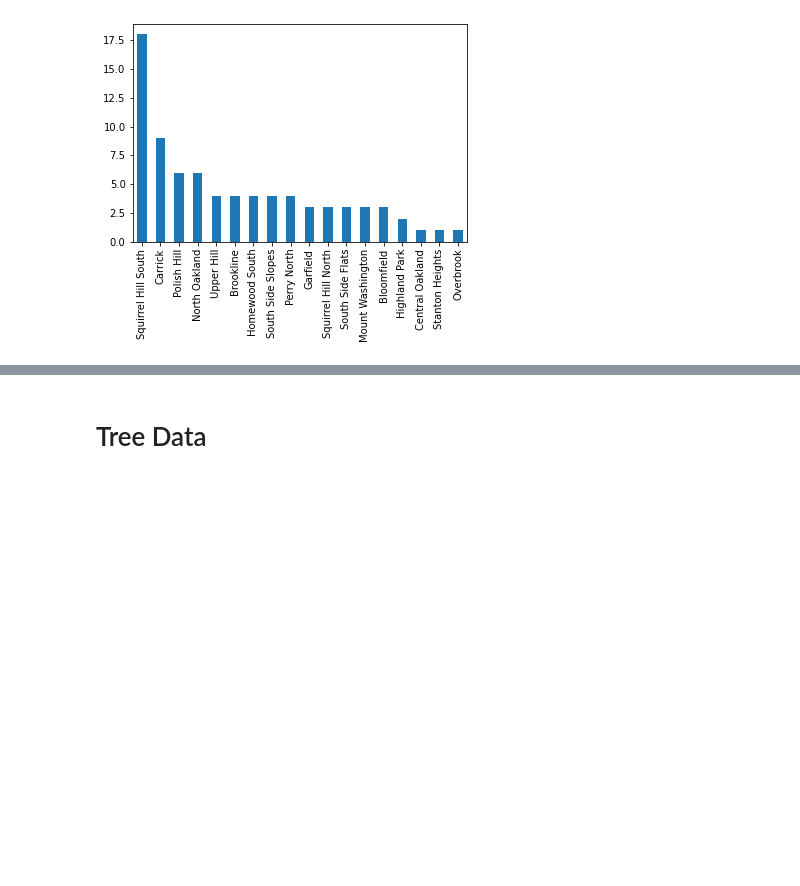
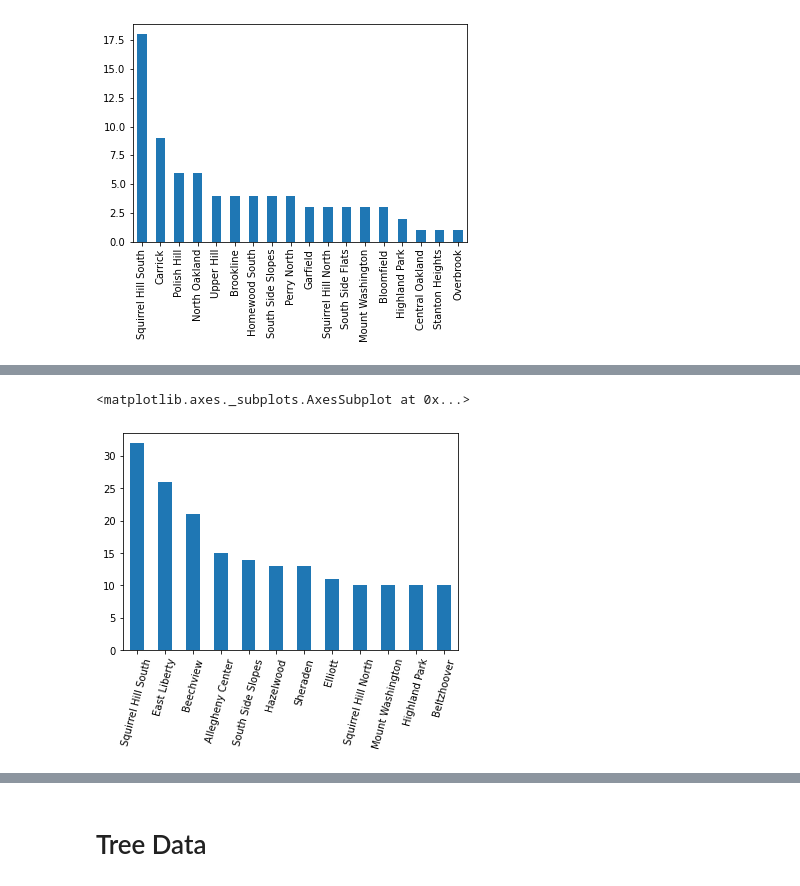
Before and after one commit to julimurphy/Big-Ideas-Final, a Jupyter notebook: Final.ipynb, the cells around one changed output, grey strips where cells are left out. Drawn from its saved outputs; the diff is of its cells as text; code cells hidden in the pictures; blank space fills up the shorter version.

```diff
--- a/Final.ipynb
+++ b/Final.ipynb
@@ -86,0 +92,3 @@ num_speed.plot.bar()
+# %%
+data = pd.read_csv("playgrounds.csv")
+data.head(5)
@@ -86,0 +121,5 @@ num_speed.plot.bar()
+# %%
+good_park = data["neighborhood"].value_counts()
+park_query_mask = good_park > 9
+fun = good_park[park_query_mask]
+print(fun)
@@ -86,0 +140,5 @@ num_speed.plot.bar()
+# %%
+fun.plot(kind = "bar", rot = 75)
+# %% [output]
+<matplotlib.axes._subplots.AxesSubplot at 0x...>
+[figure, added]
```
Also changed, not shown: parts of 10 cells of this notebook, 1 other file.
